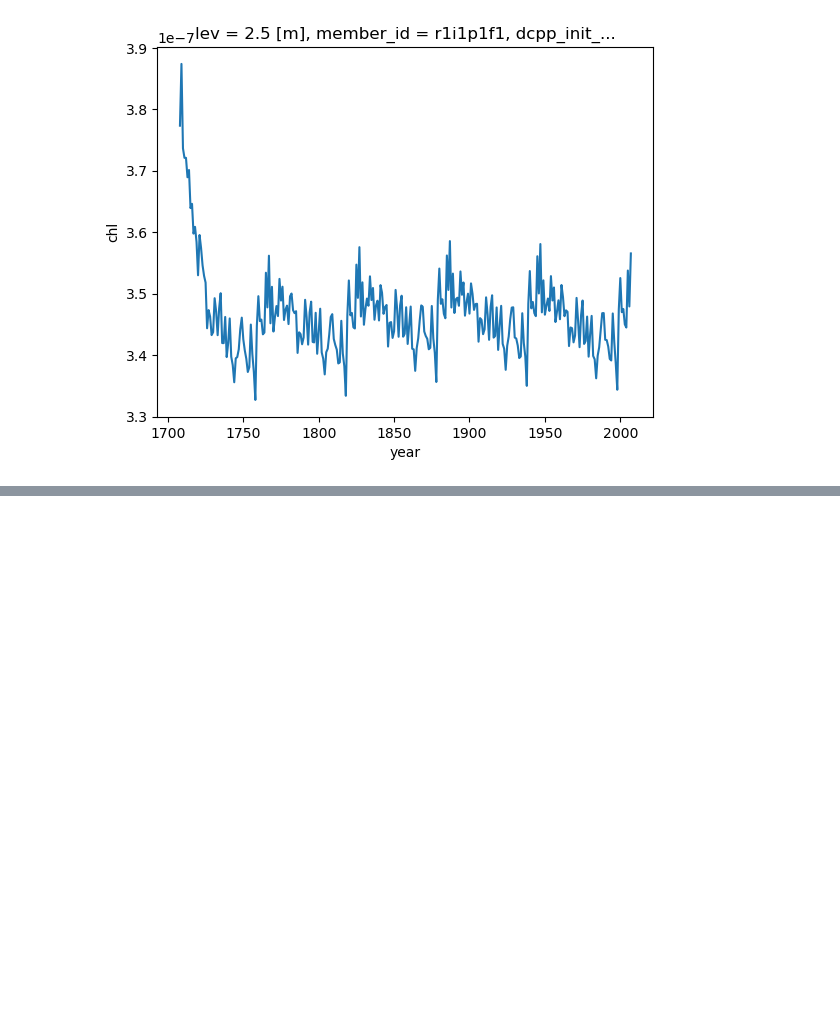
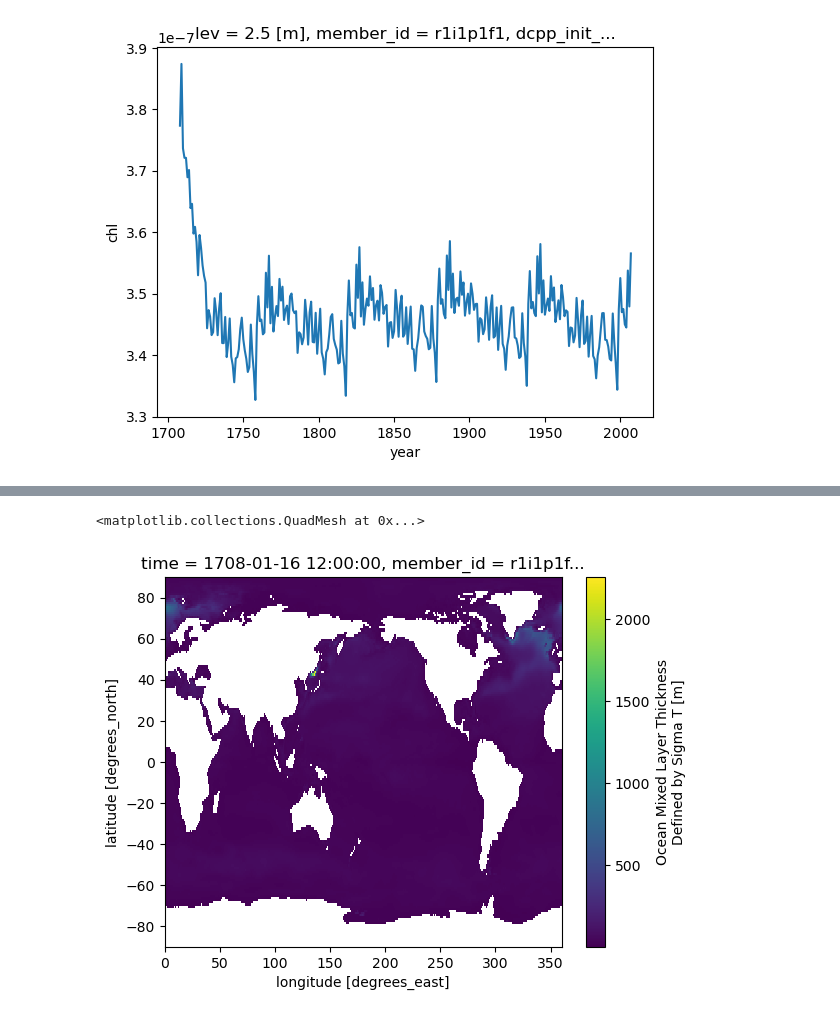
Before and after one commit to hirnas/e440-final, a Jupyter notebook: e440proj.ipynb, the cells around one changed output, grey strips where cells are left out. Cells and saved outputs as stored; diff of their text form; code cells hidden in the pictures; blank space fills up the shorter version.

```diff
--- a/e440proj.ipynb
+++ b/e440proj.ipynb
@@ -307,3 +300,12 @@ testplotdata.plot()
 # %% [output]
 [<matplotlib.lines.Line2D at 0x...>]
 [figure]
+# %%
+ocat_ml = ocat.search(
+    variable_id = 'mlotst'
+)
+ocat_ml.df
+dset_dict_ml = ocat_ml.to_dataset_dict(
+    xarray_open_kwargs={"consolidated": True, "decode_times": True, "use_cftime": True}
+)
+dset_dict_ml
@@ -309,0 +345,6 @@ testplotdata.plot()
+# %%
+dask.config.set(num_workers=20)  # Adjust based on your CPU cores
+dset_dict_ml['OMIP.NOAA-GFDL.GFDL-CM4.omip1.Omon.gr'].mlotst.isel(time=0).plot()
+# %% [output]
+<matplotlib.collections.QuadMesh at 0x...>
+[figure, added]
```
Also changed, not shown: parts of 16 cells of this notebook.
